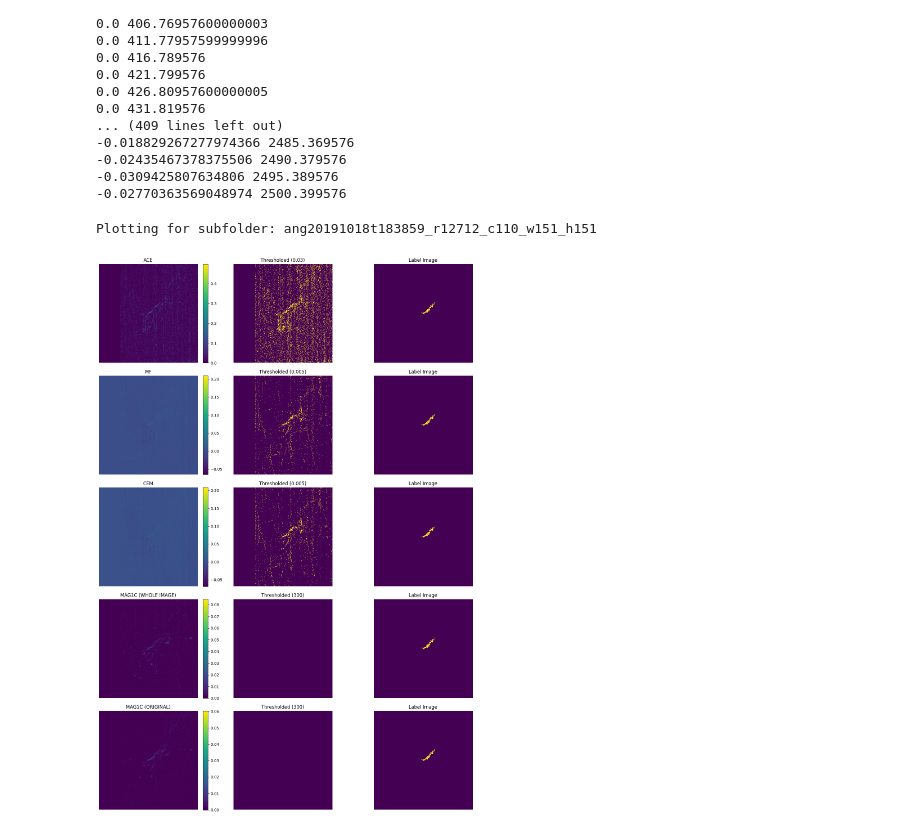
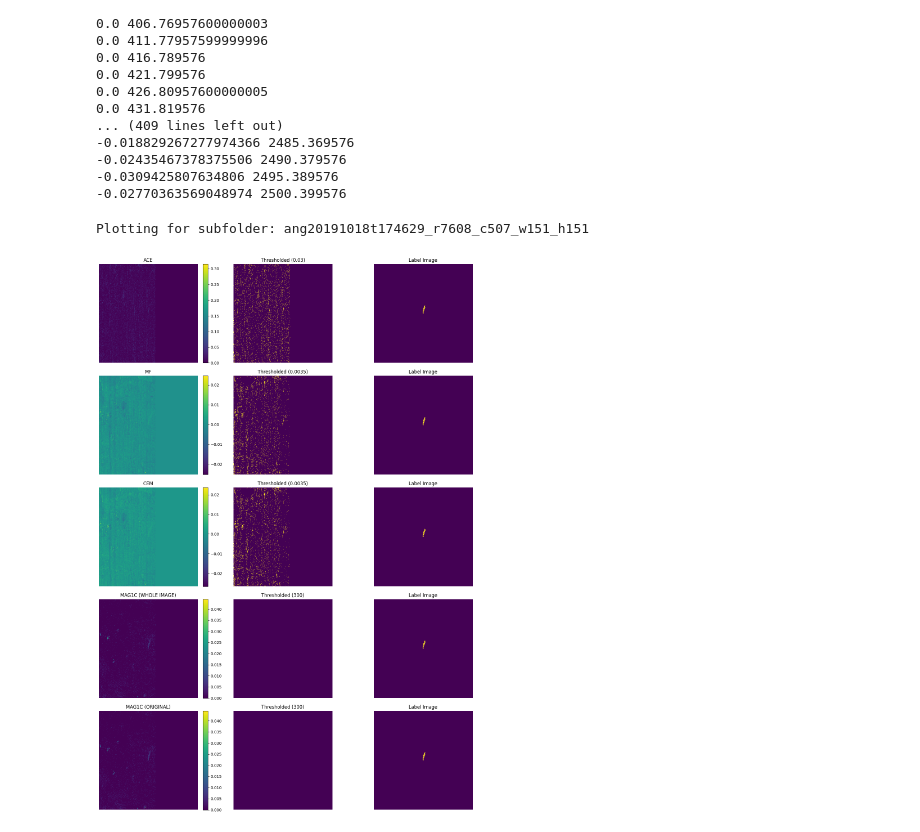
Before and after one commit to zaitra/methane-filters-benchmark, a Jupyter notebook: playbook.ipynb, the cells around one changed output. Saved outputs shown, nothing was run; the diff lists cells and outputs as text; code cells hidden in the pictures.

```diff
--- a/playbook.ipynb
+++ b/playbook.ipynb
@@ -5,7 +5,7 @@ import matplotlib.pyplot as plt
 
 # Paths to folders
 path_columns = "data/BY_COLUMNS_GENERATED-MAG1C"
-whole_image = "data/WHOLE_IMAGE_GENERATED-MAG1C"
+whole_image = "/home/jherec/methane-filters-benchmark/data/WHOLE_IMAGE_STARCOP-MAG1C_SPED_UP_PRECISION-64/ang20191018t141549_r3900_c244_w151_h151"
 original = "data/WHOLE_IMAGE_STARCOP-MAG1C"
 
 # Filenames to process
@@ -21,7 +21,7 @@ if index_to_plot >= len(subfolders):
     raise ValueError(f"Index {index_to_plot} is out of range. Only {len(subfolders)} subfolders available.")
 
 subfolder = subfolders[index_to_plot]
-subfolder = "ang20191018t144405_r2674_c436_w151_h151"
+subfolder = "ang20191018t174629_r18432_c0_w512_h512"
 print(f"Plotting for subfolder: {subfolder}")
 
 # Loop through all specified filenames
@@ -149,31 +144,33 @@ for x,y in zip(spectrum, centres):
 import os
 import numpy as np
 import matplotlib.pyplot as plt
+import tifffile as tiff
 
 # Paths to folders
-whole_image = "data/WHOLE_IMAGE_GENERATED-MAG1C"
-original = "data/WHOLE_IMAGE_STARCOP-MAG1C"
+whole_image = "data/WHOLE_IMAGE_STARCOP-MAG1C_SPED_UP_1573-2481_PRECISION-64"
+original = "data/WHOLE_IMAGE_STARCOP-MAG1C_SPED_UP_1573-2481_PRECISION-64"
 
 # Filenames to process
-filenames = ["ace.npy", "mf.npy", "cem.npy", "mag1c.npy", "mag1c.npy"]  # Last one from original
+filenames = ["ace.tif", "mf.tif", "cem.tif", "mag1c.tif", "mag1c.tif"]  # Last one from original
 
 # Thresholds for each product (empirically chosen)
 thresholds = {
-    "ace.npy": 0.03,
-    "mf.npy": 0.005,
-    "cem.npy": 0.005,
-    "mag1c.npy": 300,
+    "ace.tif": 0.03,
+    "mf.tif": 0.0035,
+    "cem.tif": 0.0035,
+    "mag1c.tif": 300,
 }
 
 # Get all subfolders in the whole image path
 subfolders = [f for f in os.listdir(whole_image) if os.path.isdir(os.path.join(whole_image, f))]
 
 # Select subfolder based on index_to_plot
-index_to_plot =100
+index_to_plot =3
 if index_to_plot >= len(subfolders):
     raise ValueError(f"Index {index_to_plot} is out of range. Only {len(subfolders)} subfolders available.")
 
 subfolder = subfolders[index_to_plot]
+subfolder = "ang20191018t174629_r7608_c507_w151_h151"
 print(f"Plotting for subfolder: {subfolder}")
 
 # Create figure with 5 rows and 3 columns
@@ -187,43 +184,43 @@ for row_idx, filename in enumerate(filenames):
     else:
         file_whole = os.path.join(whole_image, subfolder, filename)
 
-    file_label = os.path.join(whole_image, subfolder, "label.npy")  # Label remains the same
+    file_label = os.path.join(whole_image, subfolder, "labelbinary.tif")  # Label remains the same
 
     # Load data
-    data_whole = np.load(file_whole) if os.path.exists(file_whole) else None
-    data_label = np.load(file_label) if os.path.exists(file_label) else None
+    data_whole = tiff.imread(file_whole) if os.path.exists(file_whole) else None
+    data_label = tiff.imread(file_label) if os.path.exists(file_label) else None
 
     # Plot Whole Image
     if data_whole is not None:
-        title = filename.replace(".npy", "").upper()
+        title = filename.replace(".tif", "").upper()
         if row_idx == 3:
             title = "MAG1C (WHOLE IMAGE)"
             data_whole /= 1e5
         if row_idx == 4:
             title = "MAG1C (ORIGINAL)"
             data_whole /= 1e5
 
         im = axes[row_idx, 0].imshow(data_whole, cmap='viridis', interpolation='nearest')
         axes[row_idx, 0].set_title(title)
         fig.colorbar(im, ax=axes[row_idx, 0], fraction=0.046, pad=0.04)  # Add colorbar
 
     # Plot Thresholded Image
     if data_whole is not None and filename in thresholds:
         axes[row_idx, 1].imshow(data_whole > thresholds[filename], cmap='viridis', interpolation='nearest')
         axes[row_idx, 1].set_title(f"Thresholded ({thresholds[filename]})")
 
     # Plot Label Image
     if data_label is not None:
         axes[row_idx, 2].imshow(data_label, cmap='viridis', interpolation='nearest')
         axes[row_idx, 2].set_title("Label Image")
 
     # Remove axes ticks
     for col in range(3):
         axes[row_idx, col].axis("off")
 
 # Adjust layout and show
 plt.tight_layout()
 plt.show()
 # %% [output]
-Plotting for subfolder: ang20191018t183859_r12712_c110_w151_h151
+Plotting for subfolder: ang20191018t174629_r7608_c507_w151_h151
-[figure, old version]
+[figure, new version]
```
Also changed, not shown: parts of 1 cell of this notebook, 3 other files.
